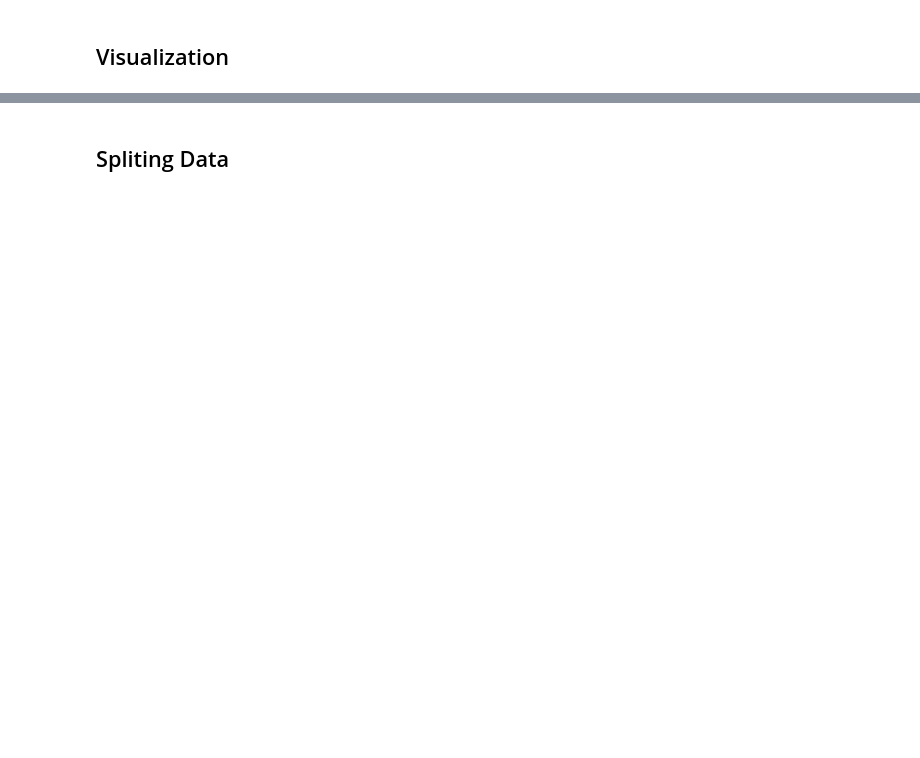
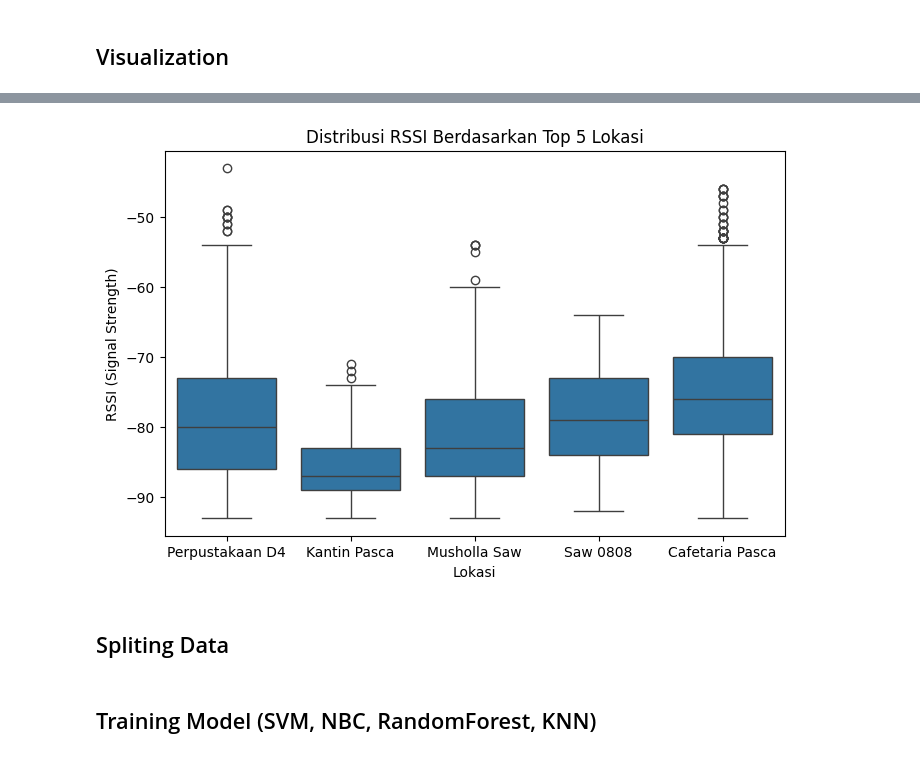
Before and after one commit to MuhammadAuliaa/wifiClassification, a Jupyter notebook: wifiClassification.ipynb, the cells around one changed output, grey strips where cells are left out. Saved outputs shown, nothing was run; the diff lists cells and outputs as text; code cells hidden in the pictures; blank space fills up the shorter version.

```diff
--- a/wifiClassification.ipynb
+++ b/wifiClassification.ipynb
@@ -71,3 +125,19 @@ df[df['mackonversi_encoded'] == 192]
+# %%
+# Cari top 5 lokasi berdasarkan frekuensi kemunculan
+top5_lokasi = df['lokasi'].value_counts().nlargest(5).index
+
+# Filter dataframe hanya untuk lokasi top 5
+df_top5 = df[df['lokasi'].isin(top5_lokasi)]
+
+# Plot boxplot untuk top 5 lokasi
+plt.figure(figsize=(8,5))
+sns.boxplot(data=df_top5, x='lokasi', y='rssi')
+plt.title('Distribusi RSSI Berdasarkan Top 5 Lokasi')
+plt.xlabel('Lokasi')
+plt.ylabel('RSSI (Signal Strength)')
+plt.show()
+# %% [output]
+[figure, added]
 # %% [markdown]
 ## Spliting Data
 # %%
@@ -75,4 +145,6 @@ X=df[['mackonversi_encoded', 'ssid_encoded', 'rssi']]
 y=df.lokasi_encoded
 # %%
 x_train, x_test, y_train, y_test = train_test_split(X,y,test_size=0.3, random_state=42)
+# %% [markdown]
+## Training Model (SVM, NBC, RandomForest, KNN)
 # %%
```
Also changed, not shown: parts of 37 cells of this notebook, 9 other files.
